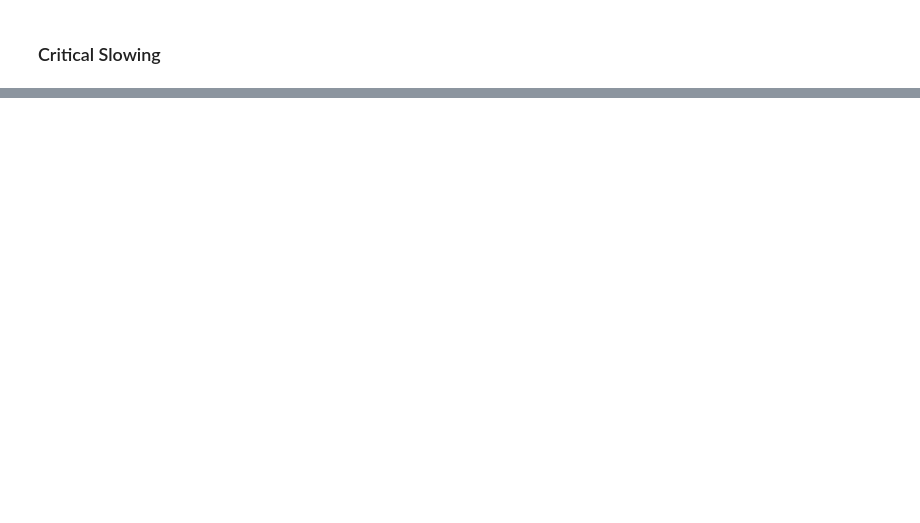
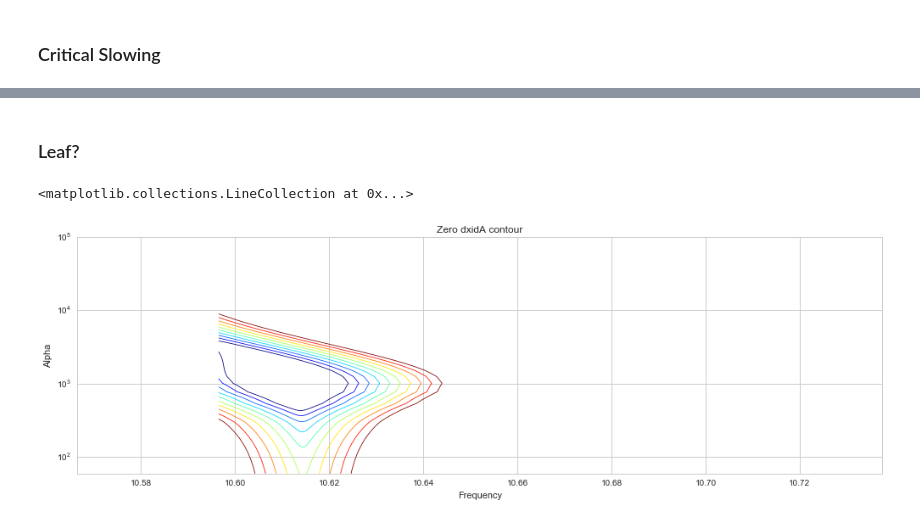
Before and after one commit to fergusbarratt/jupyter, a Jupyter notebook: Thesis.ipynb, the cells around one changed output, grey strips where cells are left out. Drawn from its saved outputs; the diff is of its cells as text; code cells hidden in the pictures; blank space fills up the shorter version.

```diff
--- a/Thesis.ipynb
+++ b/Thesis.ipynb
@@ -180,0 +185,18 @@ plt.title('Critical Slowing', loc='right', fontdict={'fontsize': 15})
+# %% [markdown]
+### Leaf?
+# %%
+def dxidA(A, drive_freq):
+    return np.sqrt(((cavity_freq-sigmaz*coupling_strength**2/np.sqrt(coupling_strength**2*(sigmaz+A**2)*2+c_q_det**2))**2-drive_freq**2)**2+drive_freq**2*kappa_disp**2)/cavity_freq+(A**2*sigmaz*coupling_strength**4*(cavity_freq-sigmaz*coupling_strength**2/np.sqrt(coupling_strength**2 *(sigmaz+A**2)*2+c_q_det**2))/np.sqrt(((cavity_freq-sigmaz*coupling_strength**2/np.sqrt(coupling_strength**2*(sigmaz+A**2)*2+c_q_det**2))**2-cavity_freq**2)**2+(cavity_freq**2) *kappa_disp**2)/(coupling_strength**2*((sigmaz+A**2)*2.0+c_q_det**2)**(3.0/2.0))*((cavity_freq-sigmaz*coupling_strength**2/np.sqrt(coupling_strength**2*(sigmaz+A**2)*2.0+c_q_det**2))**2-cavity_freq**2)*4.0)/cavity_freq
+
+diff_alphas = np.linspace(0.1, 100, 250)
+diff_freqs = cavity_freq+(30*q_disp_detrange*chi0+0.03)
+diff_drive_diffs = np.array([[dxidA(alpha, freq) for alpha in diff_alphas] for freq in diff_freqs])
+plt.contour(diff_freqs, diff_alphas/xiC1, diff_drive_diffs.T, levels=np.linspace(-0.02, 0.02, 10), linewidths=0.8, figsize=(15, 5), cmap='jet')
+plt.xlabel('Frequency')
+plt.ylabel('Alpha')
+plt.yscale('log')
+plt.title('Zero dxidA contour')
+plt.vlines(cavity_freq, 0, 100000)
+# %% [output]
+<matplotlib.collections.LineCollection at 0x...>
+[figure, added]
```
Also changed, not shown: parts of 24 cells of this notebook, 3 other files.
